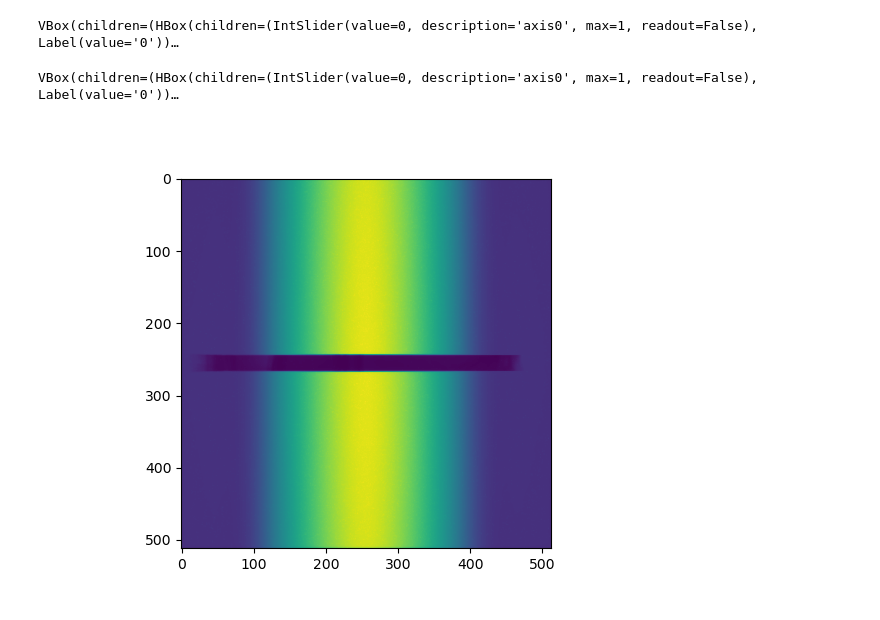
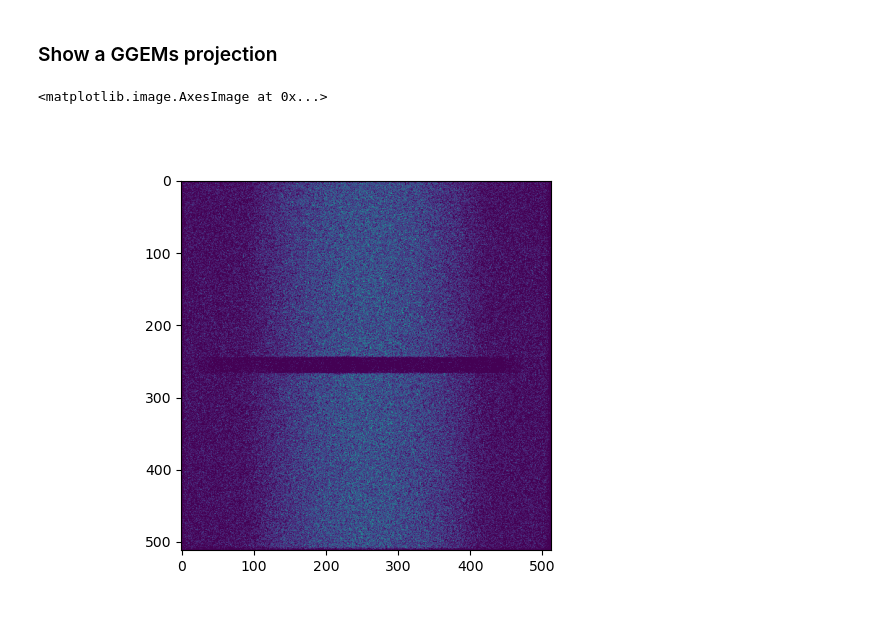
Before and after one commit to jerichooconnell/fastcat, a Jupyter notebook: examples/patient_data/2-simulate_from_patient.ipynb, the cells around one changed output. Drawn from its saved outputs; the diff is of its cells as text; code cells hidden in the pictures.

```diff
--- a/examples/patient_data/2-simulate_from_patient.ipynb
+++ b/examples/patient_data/2-simulate_from_patient.ipynb
@@ -90,2 +87,0 @@ Reading Materials file.../home/jericho/Software/fastcat/fastcat/data/user_phanto
-# %%
-phantom.run_fastcat(1e10,2)
@@ -107,0 +88,2 @@ phantom.run_fastcat(1e10,2)
+# %%
+phantom.load_ggems()
@@ -108,10 +100,10 @@ phantom.run_fastcat(1e10,2)
+# %% [markdown]
+### Show a GGEMs projection
 # %%
 import matplotlib.pyplot as plt
-import mpl_interactions as pli
 
 plt.figure()
-pli.hyperslicer(phantom.intensity)
+plt.imshow(phantom.ggems_primary_projections[0])
 # %% [output]
-VBox(children=(HBox(children=(IntSlider(value=0, description='axis0', max=1, readout=False), Label(value='0'))…
+<matplotlib.image.AxesImage at 0x...>
-VBox(children=(HBox(children=(IntSlider(value=0, description='axis0', max=1, readout=False), Label(value='0'))…
-[figure, old version]
+[figure, new version]
```
Also changed, not shown: parts of 11 cells of this notebook, 7 other files.
